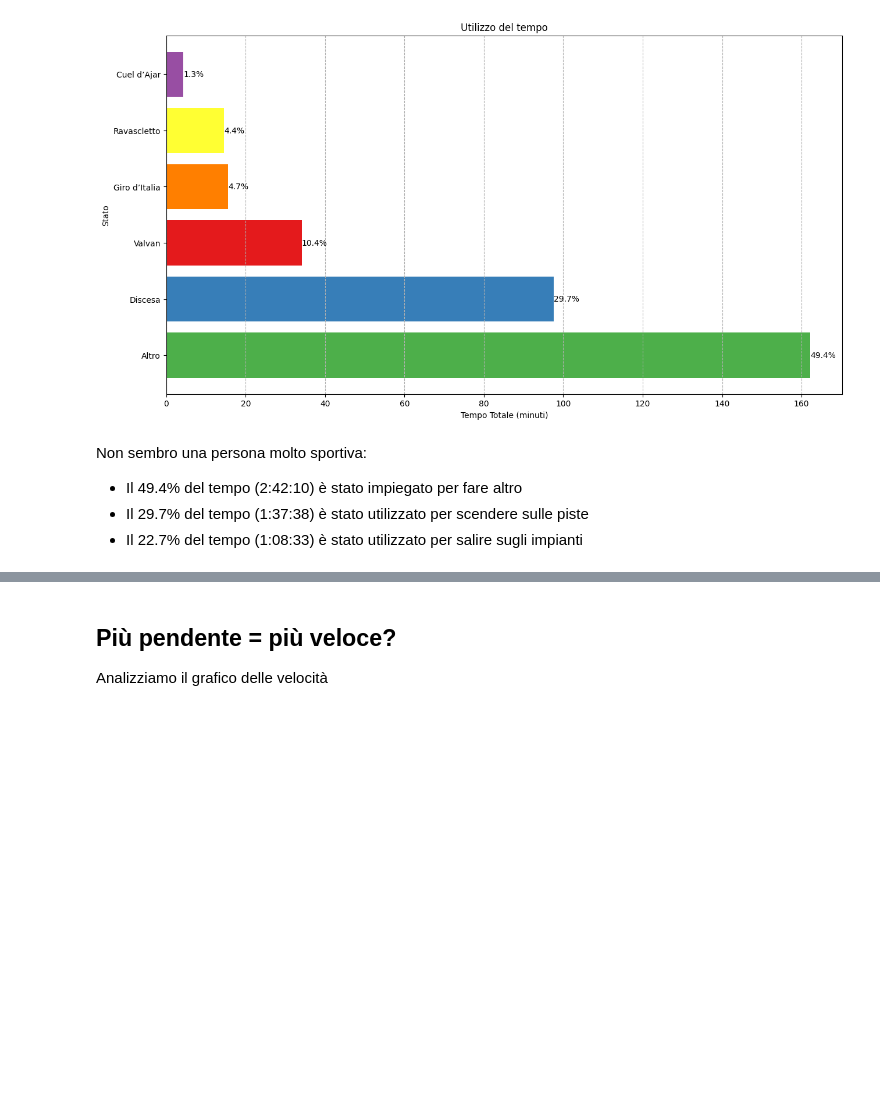
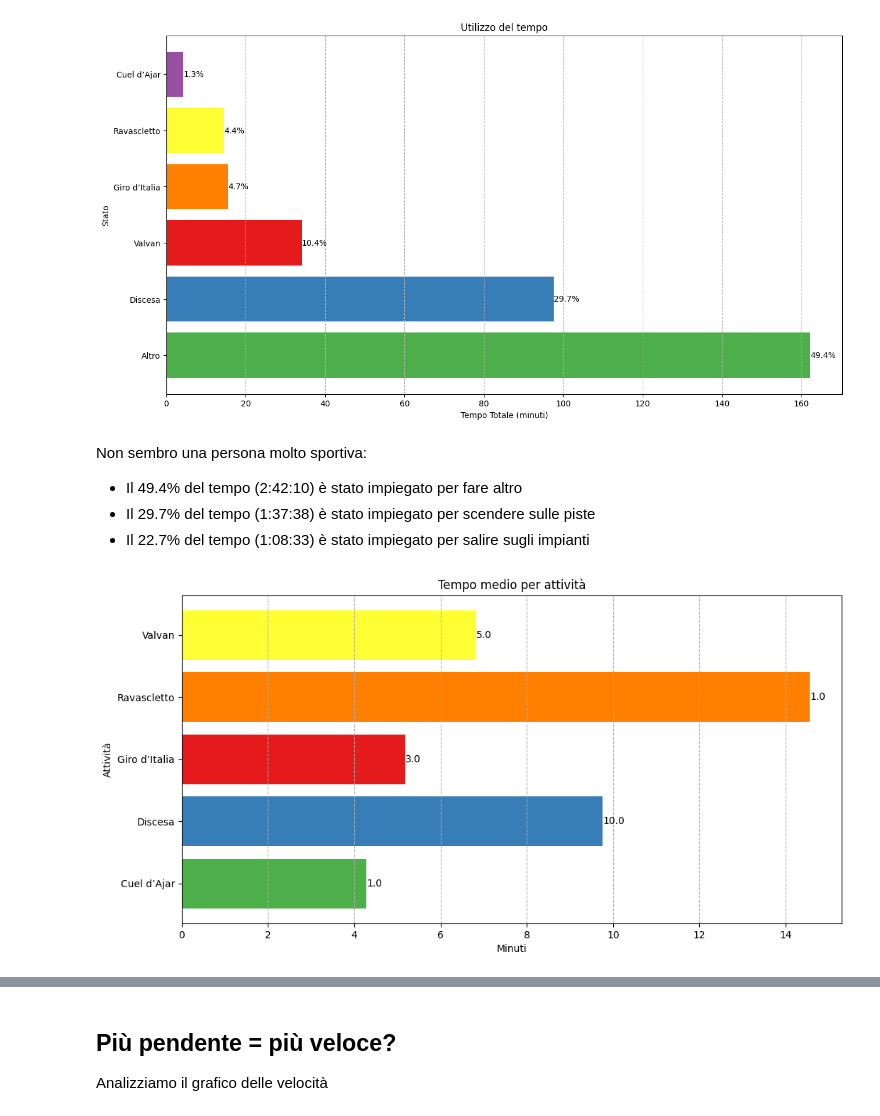
Before and after one commit to thomasmassarutto/DataSlopes, a Jupyter notebook: DataSlopes.ipynb, the cells around one changed output, grey strips where cells are left out. Drawn from its saved outputs; the diff is of its cells as text; code cells hidden in the pictures; blank space fills up the shorter version.

```diff
--- a/DataSlopes.ipynb
+++ b/DataSlopes.ipynb
@@ -563,5 +557,32 @@ plt.show()
 Non sembro una persona molto sportiva:
 
 - Il 49.4% del tempo (2:42:10) è stato impiegato per fare altro
-- Il 29.7% del tempo (1:37:38) è stato utilizzato per scendere sulle piste
-- Il 22.7% del tempo (1:08:33) è stato utilizzato per salire sugli impianti
+- Il 29.7% del tempo (1:37:38) è stato impiegato per scendere sulle piste
+- Il 22.7% del tempo (1:08:33) è stato impiegato per salire sugli impianti
+# %%
+## tolglie altro
+tempo_attivita = tempo[(tempo['stato'] != 'Altro')]
+
+plt.figure(figsize=(12, 6))
+
+plt.title('Tempo medio per attività')
+
+plt.barh(tempo_attivita['stato'],
+        tempo_attivita['tempo_medio_minuti'],
+        color=colori_impianti_risalita
+        )
+
+for i in range(len(tempo_attivita)):
+    plt.text(tempo_attivita['tempo_medio_minuti'].iloc[i],
+             i,
+             tempo_attivita['conteggio'].iloc[i],
+             va='center')
+
+plt.ylabel('Attività')
+plt.xlabel('Minuti')
+
+plt.grid(axis='x', linestyle='--')
+
+plt.show()
+# %% [output]
+[figure, added]
```
Also changed, not shown: parts of 17 cells of this notebook, 1 other file.
